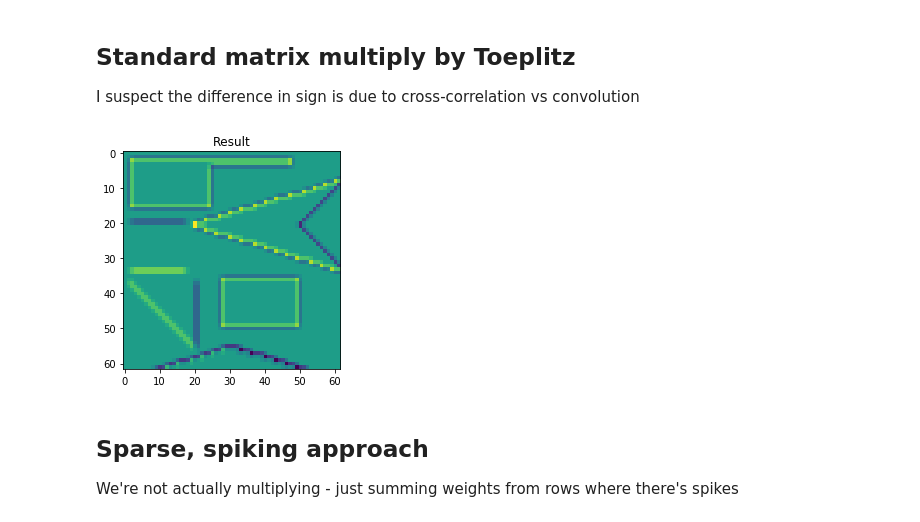
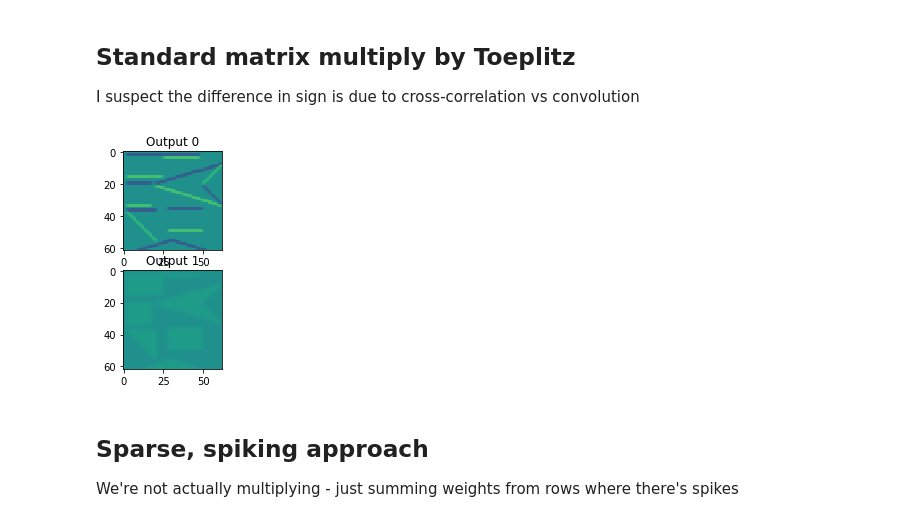
Before and after one commit to neworderofjamie/conv_test, a Jupyter notebook: toeplitz_sparse.ipynb, the cells around one changed output. Cells and saved outputs as stored; diff of their text form; code cells hidden in the pictures.

```diff
--- a/toeplitz_sparse.ipynb
+++ b/toeplitz_sparse.ipynb
@@ -476,17 +490,20 @@ image = np.reshape(image, (INPUT_SIZE, INPUT_SIZE, INPUT_CHANNELS))
 
 # Use OpenCV to calculate convolution
 # **NOTE** OpenCV does valid padding
-filter_out = [cv2.filter2D(image[:,:,i], cv2.CV_64F, filt[i]) for i in range(INPUT_CHANNELS)]
+filter_out = [[cv2.filter2D(image[:,:,i], cv2.CV_64F, filt[o,i]) for i in range(INPUT_CHANNELS)]
+              for o in range(OUTPUT_CHANNELS)]
 
 # Show results
-fig, axes = plt.subplots(1, 2 + INPUT_CHANNELS, figsize=(16,4))
-axes[0].set_title("image")
-axes[0].imshow(image if INPUT_CHANNELS > 1 else image[:,:,0]);
+fig, axes = plt.subplots(OUTPUT_CHANNELS, 2 + INPUT_CHANNELS, figsize=(16,4))
+for o in range(OUTPUT_CHANNELS):
+    axes_row = axes[o] if OUTPUT_CHANNELS > 1 else axes
+    axes_row[0].set_title("image")
+    axes_row[0].imshow(image if INPUT_CHANNELS > 1 else image[:,:,0]);
 
-for i in range(INPUT_CHANNELS):
-    axes[i + 1].set_title("input channel %u" % i)
-    axes[i + 1].imshow(filter_out[i], vmin=-10, vmax=10)
+    for i in range(INPUT_CHANNELS):
+        axes_row[i + 1].set_title("input channel %u" % i)
+        axes_row[i + 1].imshow(filter_out[o][i], vmin=-10, vmax=10)
 
-axes[-1].set_title("filter output")
-axes[-1].imshow(np.sum(filter_out, axis=0), vmin=-10, vmax=10)
+    axes_row[-1].set_title("filter output")
+    axes_row[-1].imshow(np.sum(filter_out[o], axis=0), vmin=-10, vmax=10)
 # %% [output]
@@ -559,15 +579,17 @@ for c in range(zero_pad_filt.shape[0]):
 I suspect the difference in sign is due to cross-correlation vs convolution
 # %%
 # Multiply each doubly-blocked channel matrix by appropriate image channel and sum across channels
-dense_result = [doubly_blocked_channels[i].dot(image[:,:,i].flatten())
-                for i in range(INPUT_CHANNELS)]
-dense_result = np.sum(dense_result, axis=0)
-
-fig, axis = plt.subplots()
-axis.imshow(np.reshape(dense_result, (OUTPUT_SIZE, OUTPUT_SIZE)))
-axis.set_title("Result");
+dense_result = [[doubly_blocked_channels[o][i].dot(image[:,:,i].flatten())
+                 for i in range(INPUT_CHANNELS)]
+                for o in range(OUTPUT_CHANNELS)]
+dense_result = np.sum(dense_result, axis=1)
+fig, axes = plt.subplots(OUTPUT_CHANNELS)
+for o in range(OUTPUT_CHANNELS):
+    ax = axes[o] if OUTPUT_CHANNELS > 1 else axes
+    ax.imshow(np.reshape(dense_result[o], (OUTPUT_SIZE, OUTPUT_SIZE)), vmin=-10, vmax=10)
+    ax.set_title("Output %u" % o);
 # %% [output]
-[figure, old version]
+[figure, new version]
 # %% [markdown]
 ## Sparse, spiking approach
 We're not actually multiplying - just summing weights from rows where there's spikes
```
Also changed, not shown: parts of 5 cells of this notebook.
